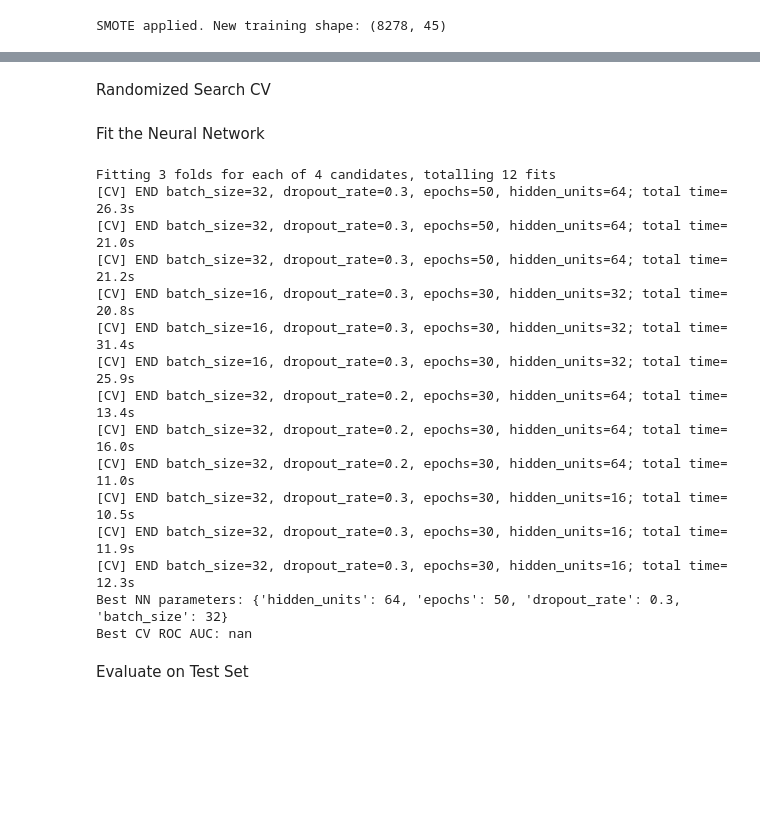
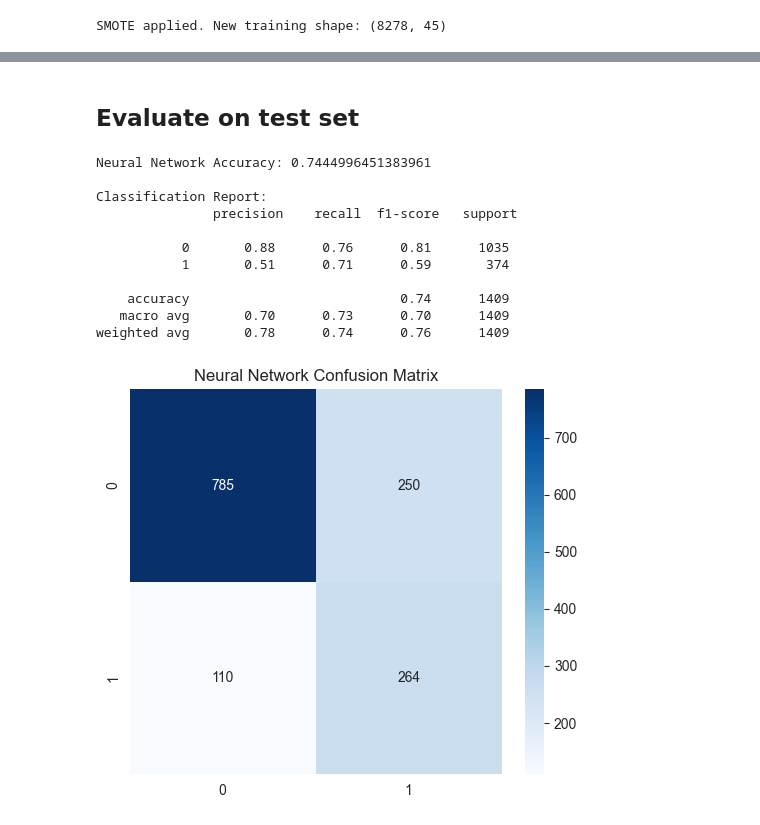
Before and after one commit to Sahan1644/ML-Churn, a Jupyter notebook: notebooks/04 Neural Network Model.ipynb, the cells around one changed output, grey strips where cells are left out. Drawn from its saved outputs; the diff is of its cells as text; code cells hidden in the pictures; blank space fills up the shorter version.

```diff
--- a/notebooks/04 Neural Network Model.ipynb
+++ b/notebooks/04 Neural Network Model.ipynb
@@ -98,37 +224,27 @@ param_dist = {
 # %% [markdown]
-Randomized Search CV
+## Evaluate on test set
 # %%
-rs_nn = RandomizedSearchCV(
-    keras_clf,
-    param_distributions=param_dist,
-    n_iter=4,
-    scoring='roc_auc',
-    cv=3,
-    verbose=2,
-    random_state=42
-)
+y_pred_nn = rs_nn.predict(X_test)
+y_pred_nn = (y_pred_nn > 0.5).astype(int)
+
+print("Neural Network Accuracy:", accuracy_score(y_test, y_pred_nn))
+print("\nClassification Report:\n", classification_report(y_test, y_pred_nn))
+
+# Confusion Matrix
+plt.figure(figsize=(6, 5))
+sns.heatmap(confusion_matrix(y_test, y_pred_nn), annot=True, fmt='d', cmap='Blues')
+plt.title("Neural Network Confusion Matrix")
+plt.show()
+# %% [output]
+Neural Network Accuracy: 0.7444996451383961
+
+Classification Report:
+               precision    recall  f1-score   support
+
+           0       0.88      0.76      0.81      1035
+           1       0.51      0.71      0.59       374
+
+    accuracy                           0.74      1409
+   macro avg       0.70      0.73      0.70      1409
+weighted avg       0.78      0.74      0.76      1409
+[figure, added]
-# %% [markdown]
-Fit the Neural Network
-# %%
-rs_nn.fit(X_train_res, y_train_res)
-
-print("Best NN parameters:", rs_nn.best_params_)
-print("Best CV ROC AUC:", rs_nn.best_score_)
-# %% [output]
-Fitting 3 folds for each of 4 candidates, totalling 12 fits
-[CV] END batch_size=32, dropout_rate=0.3, epochs=50, hidden_units=64; total time=  26.3s
-[CV] END batch_size=32, dropout_rate=0.3, epochs=50, hidden_units=64; total time=  21.0s
-[CV] END batch_size=32, dropout_rate=0.3, epochs=50, hidden_units=64; total time=  21.2s
-[CV] END batch_size=16, dropout_rate=0.3, epochs=30, hidden_units=32; total time=  20.8s
-[CV] END batch_size=16, dropout_rate=0.3, epochs=30, hidden_units=32; total time=  31.4s
-[CV] END batch_size=16, dropout_rate=0.3, epochs=30, hidden_units=32; total time=  25.9s
-[CV] END batch_size=32, dropout_rate=0.2, epochs=30, hidden_units=64; total time=  13.4s
-[CV] END batch_size=32, dropout_rate=0.2, epochs=30, hidden_units=64; total time=  16.0s
-[CV] END batch_size=32, dropout_rate=0.2, epochs=30, hidden_units=64; total time=  11.0s
-[CV] END batch_size=32, dropout_rate=0.3, epochs=30, hidden_units=16; total time=  10.5s
-[CV] END batch_size=32, dropout_rate=0.3, epochs=30, hidden_units=16; total time=  11.9s
-[CV] END batch_size=32, dropout_rate=0.3, epochs=30, hidden_units=16; total time=  12.3s
-Best NN parameters: {'hidden_units': 64, 'epochs': 50, 'dropout_rate': 0.3, 'batch_size': 32}
-Best CV ROC AUC: nan
-# %% [markdown]
-Evaluate on Test Set
```
Also changed, not shown: parts of 16 cells of this notebook.
